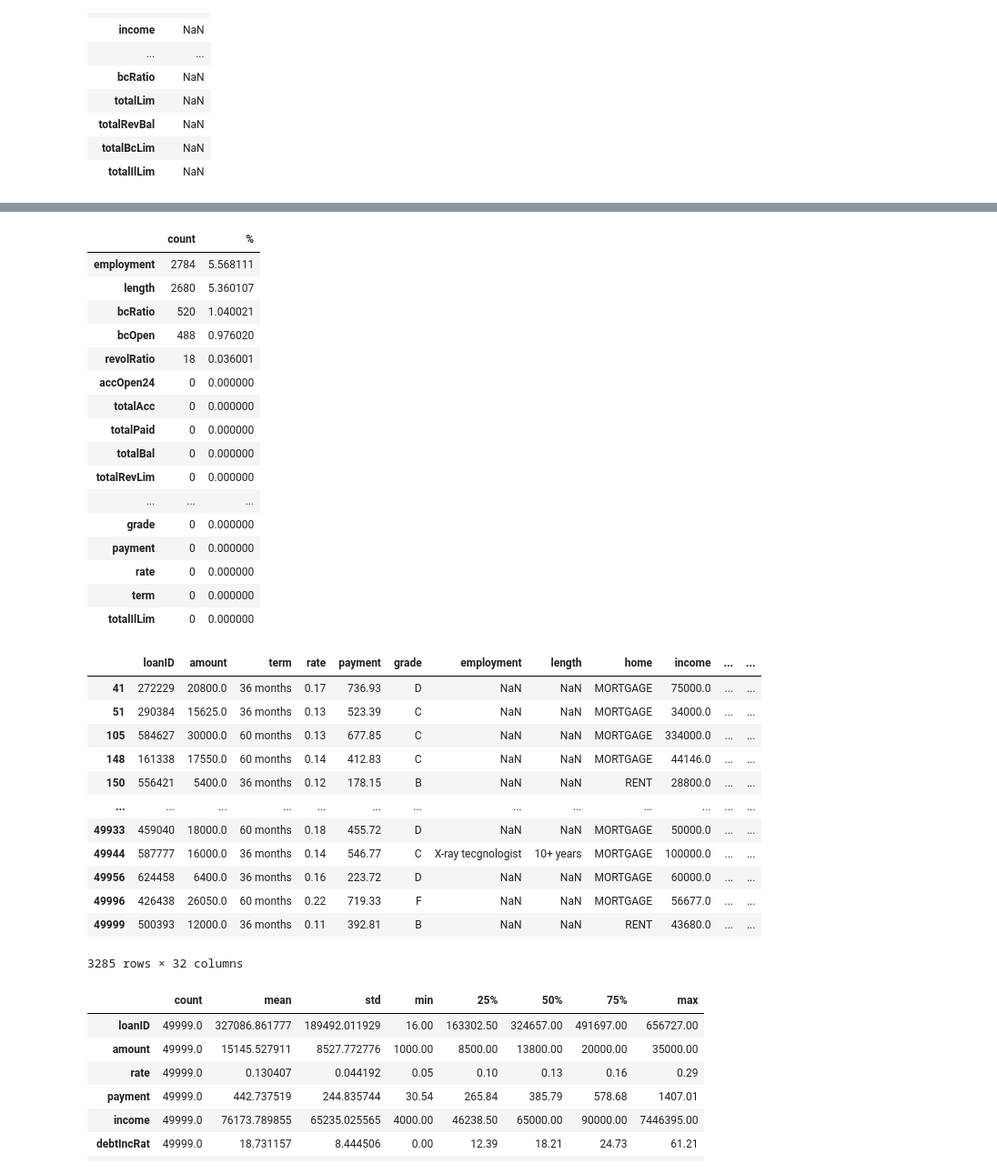
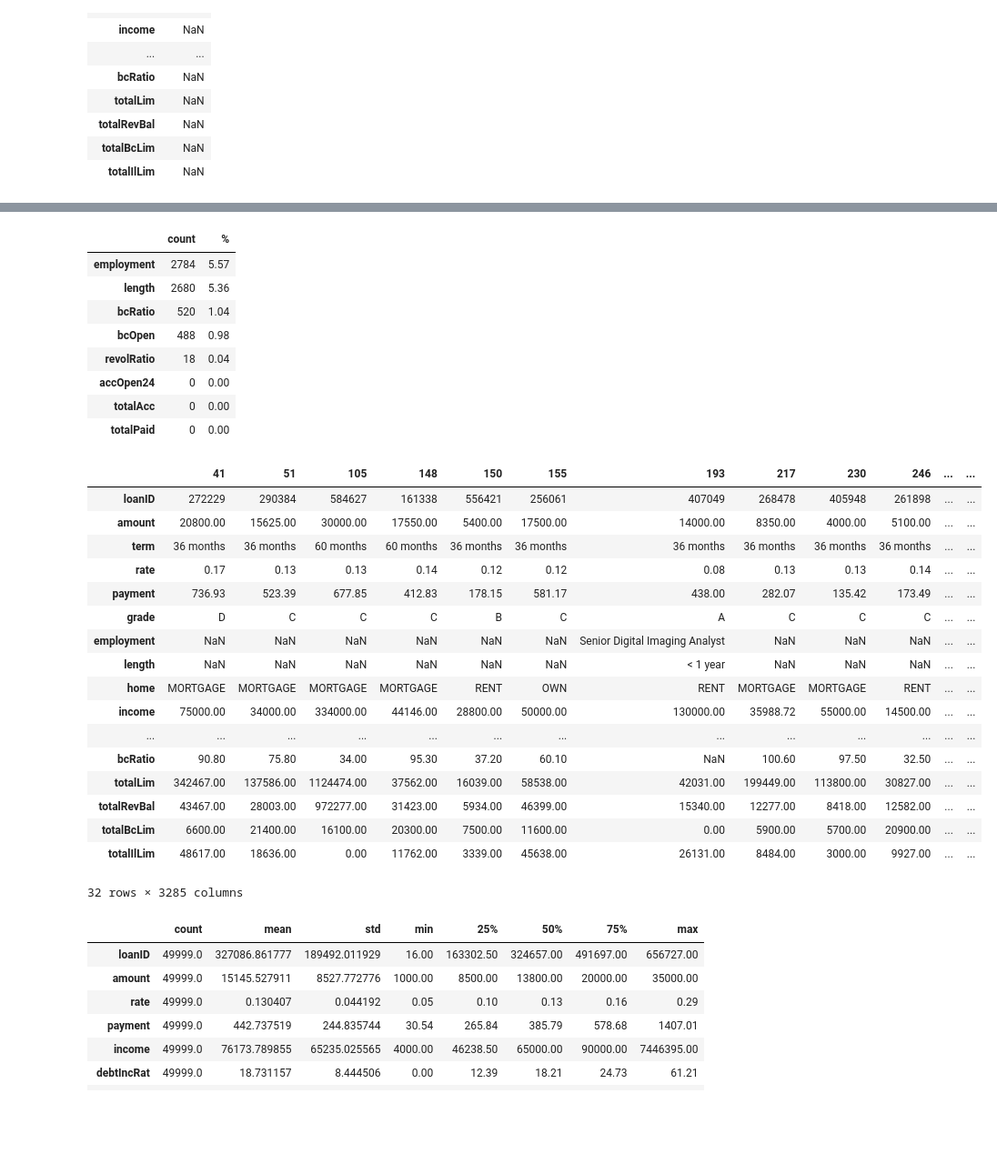
Before and after one commit to marleyberries/Springboard-Main, a Jupyter notebook: Guided_Capstone_2/Loan Default.ipynb, the cells around one changed output, grey strips where cells are left out. Shown: that part at 91% size. Cells and saved outputs as stored; diff of their text form; code cells hidden in the pictures; blank space fills up the shorter version.

```diff
--- a/Guided_Capstone_2/Loan Default.ipynb
+++ b/Guided_Capstone_2/Loan Default.ipynb
@@ -166,42 +158,39 @@ totalIlLim        0
 dtype: int64
 # %%
-missing = pd.concat([df.isnull().sum(), 100 * df.isnull().mean()], axis=1)
+missing = pd.concat([df.isnull().sum(), (100 * df.isnull().mean()).round(2)], axis=1)
 missing.columns=['count', '%']
-missing.sort_values(by='count', ascending=False)
+missing.sort_values(by='count', ascending=False).head(8)
 # %% [output]
 |  | count | % |
-| employment | 2784 | 5.568111 |
-| length | 2680 | 5.360107 |
-| bcRatio | 520 | 1.040021 |
-| bcOpen | 488 | 0.976020 |
-| revolRatio | 18 | 0.036001 |
-| accOpen24 | 0 | 0.000000 |
-| totalAcc | 0 | 0.000000 |
-| totalPaid | 0 | 0.000000 |
-| totalBal | 0 | 0.000000 |
-| totalRevLim | 0 | 0.000000 |
-| ... | ... | ... |
-| grade | 0 | 0.000000 |
-| payment | 0 | 0.000000 |
-| rate | 0 | 0.000000 |
-| term | 0 | 0.000000 |
-| totalIlLim | 0 | 0.000000 |
+| employment | 2784 | 5.57 |
+| length | 2680 | 5.36 |
+| bcRatio | 520 | 1.04 |
+| bcOpen | 488 | 0.98 |
+| revolRatio | 18 | 0.04 |
+| accOpen24 | 0 | 0.00 |
+| totalAcc | 0 | 0.00 |
+| totalPaid | 0 | 0.00 |
 # %%
-df[df.isna().any(axis=1)]
+df[df.isna().any(axis=1)].T
 # %% [output]
-|  | loanID | amount | term | rate | payment | grade | employment | length | home | income | ... | ... |
-| 41 | 272229 | 20800.0 | 36 months | 0.17 | 736.93 | D | NaN | NaN | MORTGAGE | 75000.0 | ... | ... |
-| 51 | 290384 | 15625.0 | 36 months | 0.13 | 523.39 | C | NaN | NaN | MORTGAGE | 34000.0 | ... | ... |
-| 105 | 584627 | 30000.0 | 60 months | 0.13 | 677.85 | C | NaN | NaN | MORTGAGE | 334000.0 | ... | ... |
-| 148 | 161338 | 17550.0 | 60 months | 0.14 | 412.83 | C | NaN | NaN | MORTGAGE | 44146.0 | ... | ... |
-| 150 | 556421 | 5400.0 | 36 months | 0.12 | 178.15 | B | NaN | NaN | RENT | 28800.0 | ... | ... |
+|  | 41 | 51 | 105 | 148 | 150 | 155 | 193 | 217 | 230 | 246 | ... | ... |
+| loanID | 272229 | 290384 | 584627 | 161338 | 556421 | 256061 | 407049 | 268478 | 405948 | 261898 | ... | ... |
+| amount | 20800.00 | 15625.00 | 30000.00 | 17550.00 | 5400.00 | 17500.00 | 14000.00 | 8350.00 | 4000.00 | 5100.00 | ... | ... |
+| term | 36 months | 36 months | 60 months | 60 months | 36 months | 36 months | 36 months | 36 months | 36 months | 36 months | ... | ... |
+| rate | 0.17 | 0.13 | 0.13 | 0.14 | 0.12 | 0.12 | 0.08 | 0.13 | 0.13 | 0.14 | ... | ... |
+| payment | 736.93 | 523.39 | 677.85 | 412.83 | 178.15 | 581.17 | 438.00 | 282.07 | 135.42 | 173.49 | ... | ... |
+| grade | D | C | C | C | B | C | A | C | C | C | ... | ... |
+| employment | NaN | NaN | NaN | NaN | NaN | NaN | Senior Digital Imaging Analyst | NaN | NaN | NaN | ... | ... |
+| length | NaN | NaN | NaN | NaN | NaN | NaN | < 1 year | NaN | NaN | NaN | ... | ... |
+| home | MORTGAGE | MORTGAGE | MORTGAGE | MORTGAGE | RENT | OWN | RENT | MORTGAGE | MORTGAGE | RENT | ... | ... |
+| income | 75000.00 | 34000.00 | 334000.00 | 44146.00 | 28800.00 | 50000.00 | 130000.00 | 35988.72 | 55000.00 | 14500.00 | ... | ... |
 | ... | ... | ... | ... | ... | ... | ... | ... | ... | ... | ... | ... | ... |
-| 49933 | 459040 | 18000.0 | 60 months | 0.18 | 455.72 | D | NaN | NaN | MORTGAGE | 50000.0 | ... | ... |
-| 49944 | 587777 | 16000.0 | 36 months | 0.14 | 546.77 | C | X-ray tecgnologist | 10+ years | MORTGAGE | 100000.0 | ... | ... |
-| 49956 | 624458 | 6400.0 | 36 months | 0.16 | 223.72 | D | NaN | NaN | MORTGAGE | 60000.0 | ... | ... |
-| 49996 | 426438 | 26050.0 | 60 months | 0.22 | 719.33 | F | NaN | NaN | MORTGAGE | 56677.0 | ... | ... |
-| 49999 | 500393 | 12000.0 | 36 months | 0.11 | 392.81 | B | NaN | NaN | RENT | 43680.0 | ... | ... |
+| bcRatio | 90.80 | 75.80 | 34.00 | 95.30 | 37.20 | 60.10 | NaN | 100.60 | 97.50 | 32.50 | ... | ... |
+| totalLim | 342467.00 | 137586.00 | 1124474.00 | 37562.00 | 16039.00 | 58538.00 | 42031.00 | 199449.00 | 113800.00 | 30827.00 | ... | ... |
+| totalRevBal | 43467.00 | 28003.00 | 972277.00 | 31423.00 | 5934.00 | 46399.00 | 15340.00 | 12277.00 | 8418.00 | 12582.00 | ... | ... |
+| totalBcLim | 6600.00 | 21400.00 | 16100.00 | 20300.00 | 7500.00 | 11600.00 | 0.00 | 5900.00 | 5700.00 | 20900.00 | ... | ... |
+| totalIlLim | 48617.00 | 18636.00 | 0.00 | 11762.00 | 3339.00 | 45638.00 | 26131.00 | 8484.00 | 3000.00 | 9927.00 | ... | ... |
-3285 rows × 32 columns
+32 rows × 3285 columns
 # %%
 overall_stats = df.describe().T
 # %%
```
Also changed, not shown: parts of 17 cells of this notebook.
